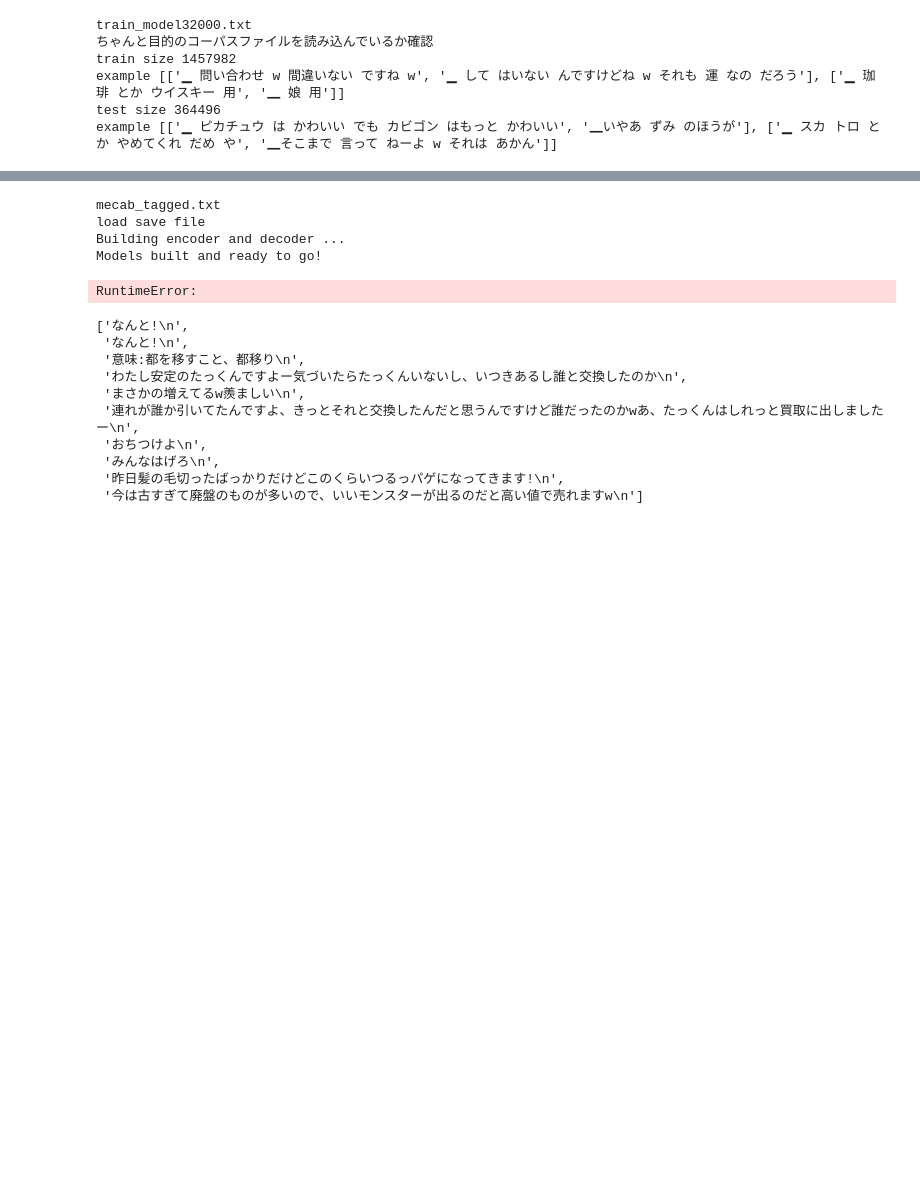
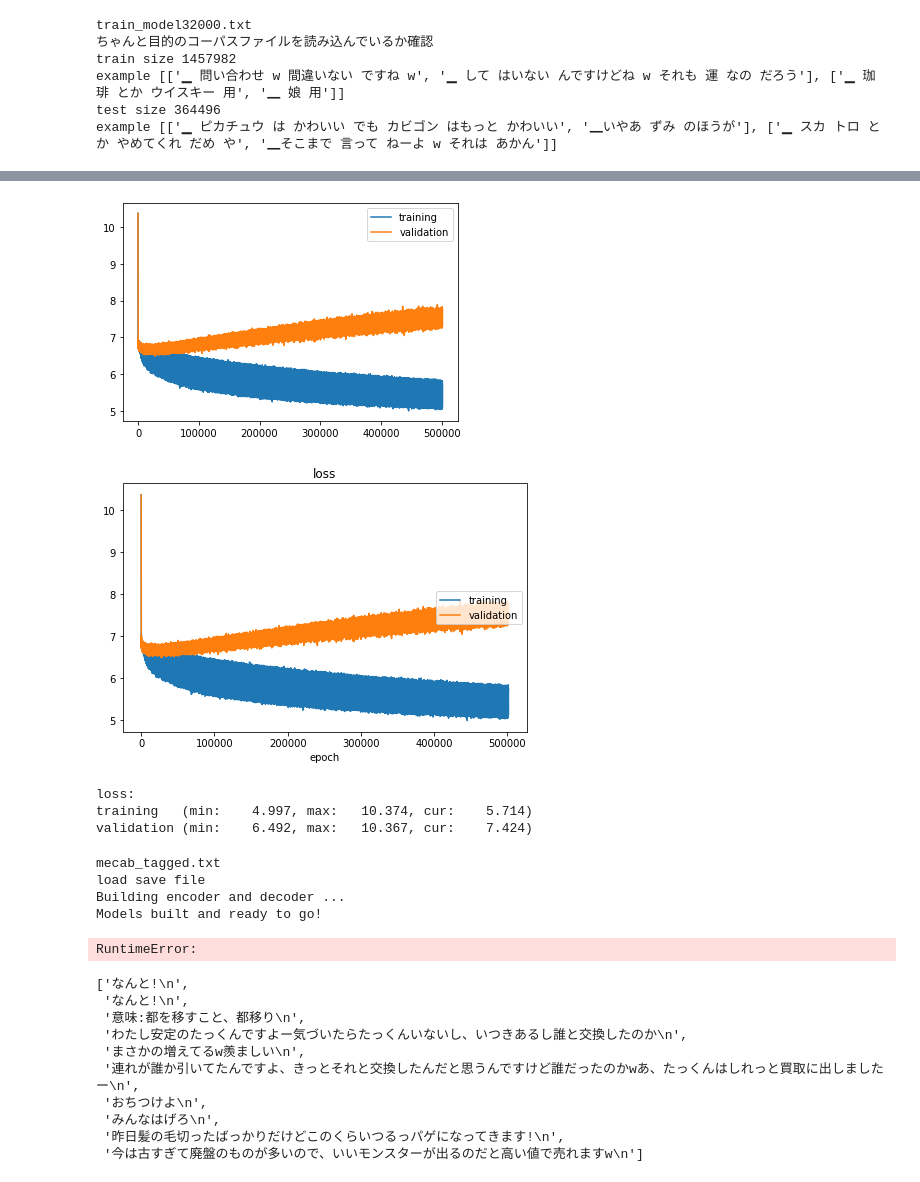
Before and after one commit to mmamoru/pytorch-seq2seq, a Jupyter notebook: ja-seq2seq.ipynb, the cells around one changed output, grey strips where cells are left out. Cells and saved outputs as stored; diff of their text form; code cells hidden in the pictures; blank space fills up the shorter version.

```diff
--- a/ja-seq2seq.ipynb
+++ b/ja-seq2seq.ipynb
@@ -483,7 +514,13 @@ class AttnDecoderRNN(nn.Module):
         # Define layers
         self.embedding = embeding
         self.embedding_dropout = nn.Dropout(dropout)
-        self.gru = nn.GRU(
+#         self.gru = nn.GRU(
+#             hidden_size,
+#             hidden_size,
+#             n_layers,
+#             dropout=(0 if n_layers == 1 else dropout),
+#         )
+        self.lstm = nn.LSTM(
             hidden_size,
             hidden_size,
             n_layers,
@@ -500,7 +537,7 @@ class AttnDecoderRNN(nn.Module):
         embedded = self.embedding(input_step)
         embedded = self.embedding_dropout(embedded)
         # Forward through unidirectional GRU
-        rnn_output, hidden = self.gru(embedded, last_hidden)
+        rnn_output, hidden = self.lstm(embedded, last_hidden)
         # rnn_output.Size() = [1(sequenceLength) x B x *]
         # hidden.Size() = [layer x B x *]
 
@@ -602,14 +647,16 @@ def train(
     n_totals = 0
 
     # Forward pass through encoder
-    encoder_outputs, encoder_hidden = encoder(input_variable, lengths)
+    encoder_outputs, encoder_hidden = encoder(input_variable, lengths)#encoder_outputs, encoder_hidden = encoder(input_variable, lengths)
 
     # Create initial decoder input (start with SOS tokens for each sentence)
     decoder_input = torch.LongTensor([[SOS_token for i in range(batch_size)]])
     decoder_input = decoder_input.to(device)
 
     # Set initial decoder hidden state to the encoder's final hidden state
-    decoder_hidden = encoder_hidden[: decoder.n_layers]
+    #decoder_hidden = encoder_hidden[: decoder.n_layers]        #lstmにするにはここを変えなきゃいけない気がする。これはGRU用
+    decoder_hidden = (encoder_hidden[0][: decoder.n_layers], encoder_hidden[1][: decoder.n_layers])
+
 
     # Determine if we are using teacher forcing this iteration
     use_teacher_forcing = True if random.random() < teacher_forcing_ratio else False
@@ -706,7 +753,8 @@ def test(
     decoder_input = decoder_input.to(device)
 
     # Set initial decoder hidden state to the encoder's final hidden state
-    decoder_hidden = encoder_hidden[: decoder.n_layers]
+    #decoder_hidden = encoder_hidden[: decoder.n_layers]
+    decoder_hidden = (encoder_hidden[0][: decoder.n_layers], encoder_hidden[1][: decoder.n_layers])
 
 
     # Forward batch of sequences through decoder one time step at a time
@@ -941,7 +989,7 @@ example [['▁ ピカチュウ は かわいい でも カビゴン はもっと
 #訓練するときだけ
 print(voc.name)
 # Configure models
-model_name = "focal_loss_model"
+model_name = "focal_loss_model_gamma2"
 attn_model = 'dot'
 # attn_model = 'general'
 # attn_model = "concat"
@@ -954,7 +1002,7 @@ teacher_forcing_ratio = 0.2
 
 # Set checkpoint to load from; set to None if starting from scratch
 loadFilename = None
-checkpoint_iter = 370000#100000
+checkpoint_iter = 500000#100000
 loadFilename = os.path.join(save_dir, model_name, corpus_name,
                            '{}-{}_{}_{}'.format(encoder_n_layers, decoder_n_layers, hidden_size, teacher_forcing_ratio),
                            '{}_checkpoint.tar'.format(checkpoint_iter))
@@ -1029,10 +1077,9 @@ clip = 50.0
 teacher_forcing_ratio = 0.2####
 learning_rate = 0.0001#学習率を0.001とか大きめにとると（大きく無いと思うけど）途中でnanを吐き始める
 decoder_learning_ratio = 2.0
-n_iteration = 500000
+n_iteration = 800000
 print_every = 500
 save_every = 1000
-#cal_method='cos'
 print('the number of data is',len(pairs))
 
 
@@ -1057,33 +1104,39 @@ for state in decoder_optimizer.state.values():
         if isinstance(v, torch.Tensor):
             state[k] = v.cuda()
 
 # Run training iterations
 print("count parameters")
 
 print("Starting Training!")
 trainIters(
     model_name,
     voc,
     train_pairs,
     test_pairs,
     encoder,
     decoder,
     encoder_optimizer,
     decoder_optimizer,
     embedding,
     encoder_n_layers,
     decoder_n_layers,
     save_dir,
     n_iteration,
     batch_size,
     teacher_forcing_ratio,
     print_every,
     save_every,
     clip,
     corpus_name,
     loadFilename,
     #cal_method=cal_method
 )
+# %% [output]
+[figure, added]
+[figure, added]
+loss:
+training   (min:    4.997, max:   10.374, cur:    5.714)
+validation (min:    6.492, max:   10.367, cur:    7.424)
 # %%
 import torch.nn as nn
 # %%
```
Also changed, not shown: parts of 6 cells of this notebook, 19 other files.
